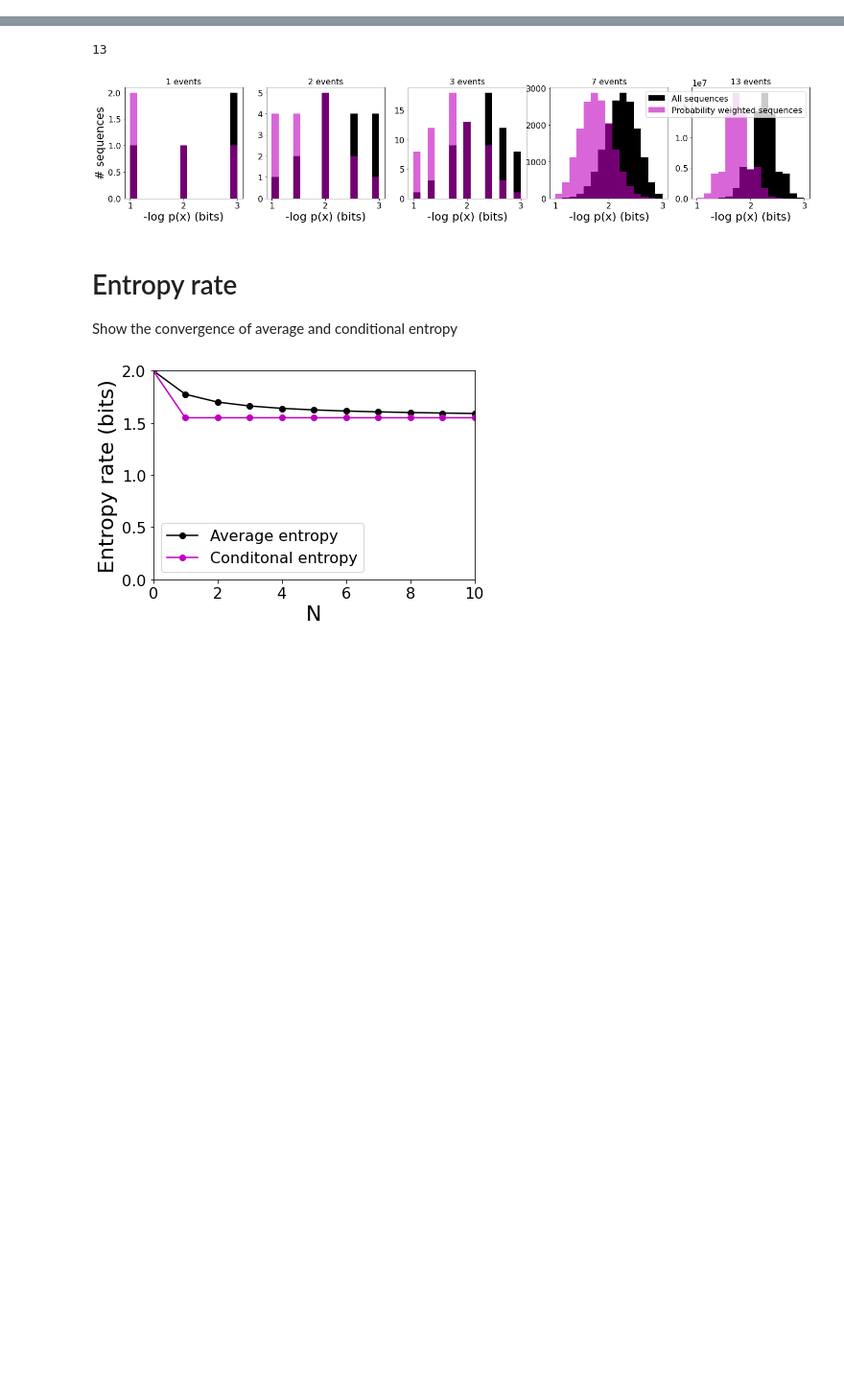
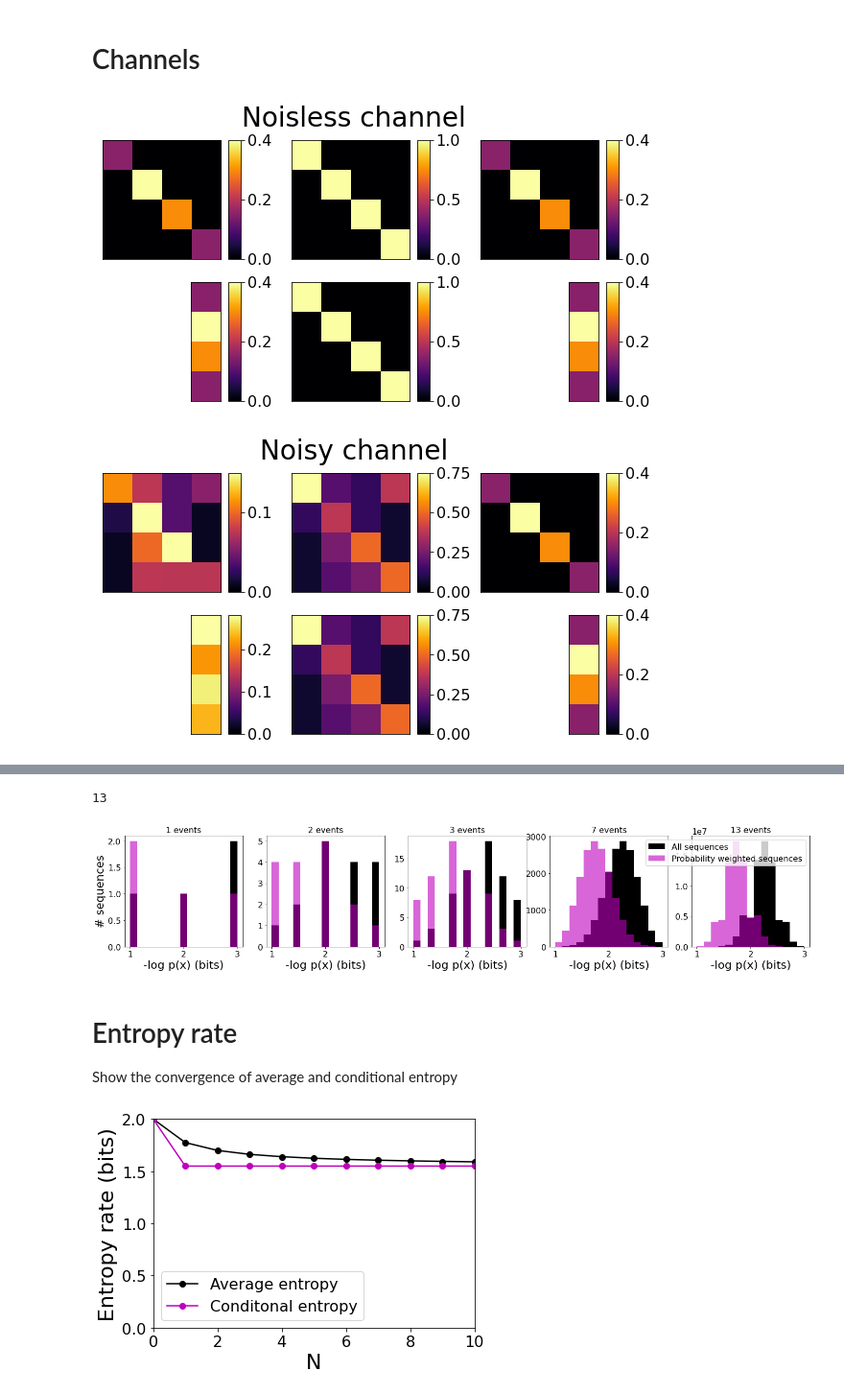
Before and after one commit to henrypinkard/VisualInformationTheory, a Jupyter notebook: Info_theory_basics.ipynb, the cells around one changed output, grey strips where cells are left out. Shown at 96% size. Cells and saved outputs as stored; diff of their text form; code cells hidden in the pictures; blank space fills up the shorter version.

```diff
--- a/Info_theory_basics.ipynb
+++ b/Info_theory_basics.ipynb
@@ -22,0 +43,64 @@ plt.rc('figure', titlesize=BIGGER_SIZE)  # fontsize of the figure title
+# %% [markdown]
+# Channels
+# %%
+noisy_channel =  np.array([   [3/4,  3/16, 1/8, 3/8],
+                              [1/8,  3/8,  1/8, 1/16],
+                              [1/16, 2/8,  1/2, 1/16],
+                              [1/16, 3/16, 1/4, 1/2] ])
+# noisy_channel =  np.array([   [1/2, 1/4,  0,    1/4],
+#                               [1/4, 1/2,  1/4,  0],
+#                               [0,   1/4,  1/2,  1/4],
+#                               [1/4, 0,    1/4,  1/2] ])
+
+noiseless_channel = np.eye(4)
+p_x = np.array([[0.15, 0.4, 0.3, 0.15]])
+
+
+fig, ax = plt.subplots(2, 3, figsize=(10,5))
+im = ax[0, 0].imshow(p_x * noiseless_channel, cmap='inferno', vmin=0)
+fig.colorbar(im, ax=ax[0, 0], orientation='vertical', aspect=10)
+im = ax[0, 1].imshow(noiseless_channel, cmap='inferno', vmin=0)
+fig.colorbar(im, ax=ax[0, 1], orientation='vertical', aspect=10)
+im = ax[0, 2].imshow(np.diag(p_x.ravel()), cmap='inferno', vmin=0)
+fig.colorbar(im, ax=ax[0, 2], orientation='vertical', aspect=10)
+
+im = ax[1, 0].imshow(noiseless_channel @ p_x.T, cmap='inferno', vmin=0)
+fig.colorbar(im, ax=ax[1, 0], orientation='vertical', aspect=10)
+im = ax[1, 1].imshow(noiseless_channel, cmap='inferno', vmin=0)
+fig.colorbar(im, ax=ax[1, 1], orientation='vertical', aspect=10)
+im = ax[1, 2].imshow(p_x.T, cmap='inferno', vmin=0)
+fig.colorbar(im, ax=ax[1, 2], orientation='vertical', aspect=10)
+fig.suptitle('Noisless channel')
+
+
+for axes in [item for sublist in ax for item in sublist]:
+    axes.set_yticks([])
+    axes.set_xticks([])
+plt.savefig('noiseless_channel.pdf', transparent=True, dpi=100)
+
+
+fig, ax = plt.subplots(2, 3, figsize=(10,5))
+im = ax[0, 0].imshow(p_x * noisy_channel, cmap='inferno', vmin=0)
+fig.colorbar(im, ax=ax[0, 0], orientation='vertical', aspect=10)
+im = ax[0, 1].imshow(noisy_channel, cmap='inferno', vmin=0)
+fig.colorbar(im, ax=ax[0, 1], orientation='vertical', aspect=10)
+im = ax[0, 2].imshow(np.diag(p_x.ravel()), cmap='inferno', vmin=0)
+fig.colorbar(im, ax=ax[0, 2], orientation='vertical', aspect=10)
+
+#
+im = ax[1, 0].imshow(noisy_channel @ p_x.T, cmap='inferno', vmin=0)
+fig.colorbar(im, ax=ax[1, 0], orientation='vertical', aspect=10)
+im = ax[1, 1].imshow(noisy_channel, cmap='inferno', vmin=0)
+fig.colorbar(im, ax=ax[1, 1], orientation='vertical', aspect=10)
+im = ax[1, 2].imshow(p_x.T, cmap='inferno', vmin=0)
+fig.colorbar(im, ax=ax[1, 2], orientation='vertical', aspect=10)
+fig.suptitle('Noisy channel')
+
+
+for axes in [item for sublist in ax for item in sublist]:
+    axes.set_yticks([])
+    axes.set_xticks([])
+plt.savefig('noisy_channel.pdf', transparent=True, dpi=100)
+# %% [output]
+[figure, added]
+[figure, added]
```
Also changed, not shown: parts of 13 cells of this notebook.
